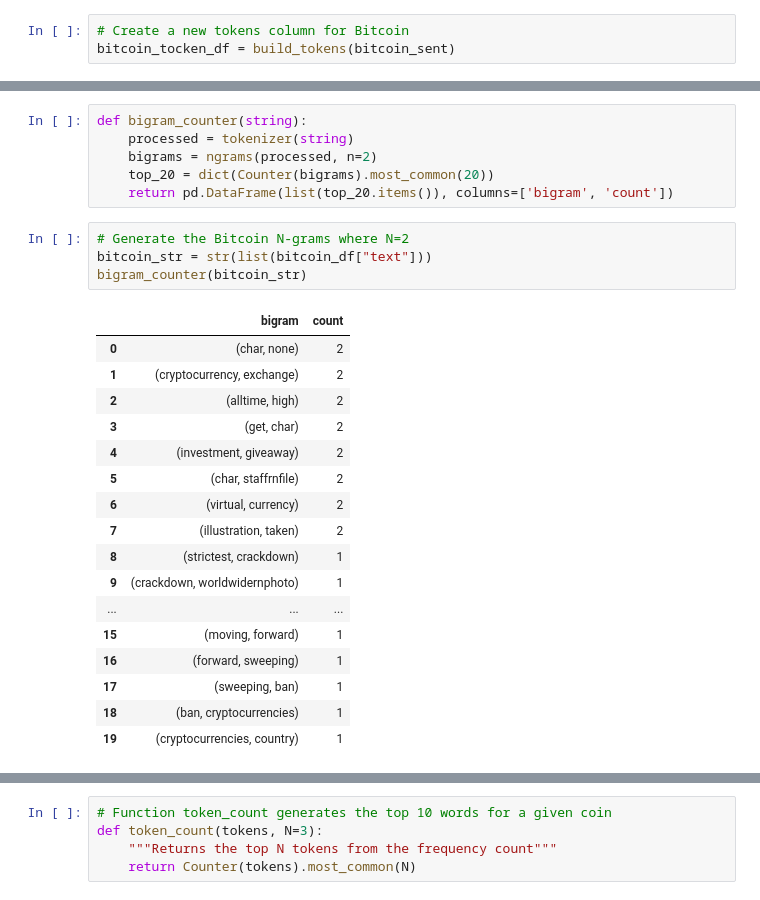
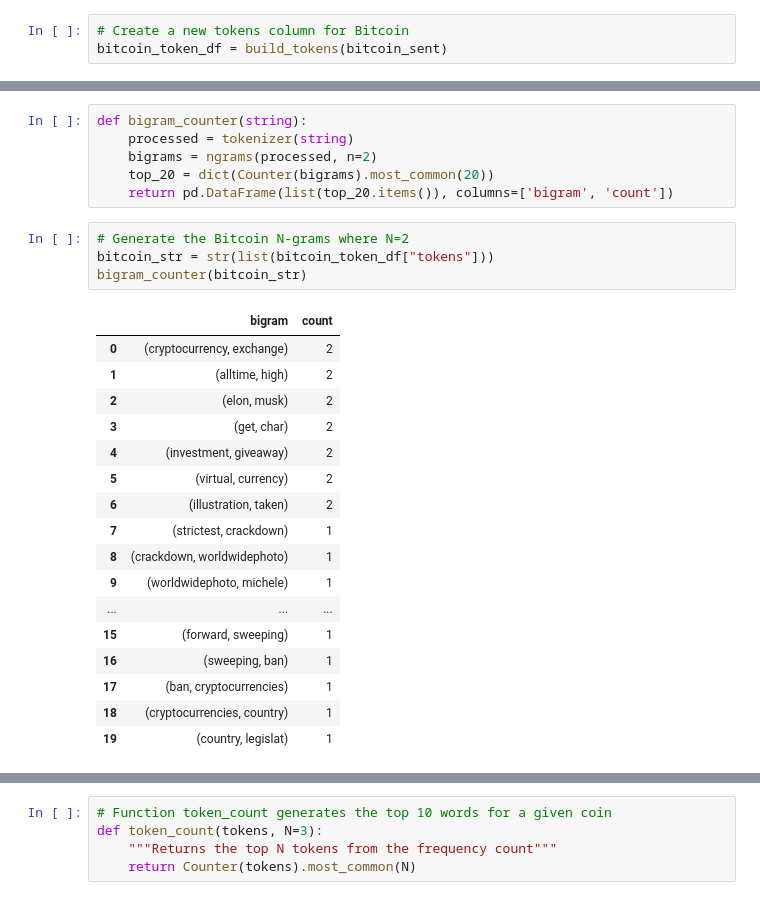
Before and after one commit to vweinblatt123/HW12-NLP, a Jupyter notebook: crypto_sentiment.ipynb, the cells around one changed output, grey strips where cells are left out. Drawn from its saved outputs; the diff is of its cells as text.

```diff
--- a/crypto_sentiment.ipynb
+++ b/crypto_sentiment.ipynb
@@ -239,6 +239,6 @@ def build_tokens(df):
     return new_df
 # %%
 # Create a new tokens column for Bitcoin
-bitcoin_tocken_df = build_tokens(bitcoin_sent)
+bitcoin_token_df = build_tokens(bitcoin_sent)
 # %%
 # Create a new tokens column for Ethereum
@@ -263,25 +263,25 @@ def bigram_counter(string):
     return pd.DataFrame(list(top_20.items()), columns=['bigram', 'count'])
 # %%
 # Generate the Bitcoin N-grams where N=2
-bitcoin_str = str(list(bitcoin_df["text"]))
+bitcoin_str = str(list(bitcoin_token_df["tokens"]))
 bigram_counter(bitcoin_str)
 # %% [output]
 |  | bigram | count |
-| 0 | (char, none) | 2 |
-| 1 | (cryptocurrency, exchange) | 2 |
-| 2 | (alltime, high) | 2 |
+| 0 | (cryptocurrency, exchange) | 2 |
+| 1 | (alltime, high) | 2 |
+| 2 | (elon, musk) | 2 |
 | 3 | (get, char) | 2 |
 | 4 | (investment, giveaway) | 2 |
-| 5 | (char, staffrnfile) | 2 |
-| 6 | (virtual, currency) | 2 |
-| 7 | (illustration, taken) | 2 |
-| 8 | (strictest, crackdown) | 1 |
-| 9 | (crackdown, worldwidernphoto) | 1 |
+| 5 | (virtual, currency) | 2 |
+| 6 | (illustration, taken) | 2 |
+| 7 | (strictest, crackdown) | 1 |
+| 8 | (crackdown, worldwidephoto) | 1 |
+| 9 | (worldwidephoto, michele) | 1 |
 | ... | ... | ... |
-| 15 | (moving, forward) | 1 |
-| 16 | (forward, sweeping) | 1 |
-| 17 | (sweeping, ban) | 1 |
-| 18 | (ban, cryptocurrencies) | 1 |
-| 19 | (cryptocurrencies, country) | 1 |
+| 15 | (forward, sweeping) | 1 |
+| 16 | (sweeping, ban) | 1 |
+| 17 | (ban, cryptocurrencies) | 1 |
+| 18 | (cryptocurrencies, country) | 1 |
+| 19 | (country, legislat) | 1 |
 # %%
 # Generate the Ethereum N-grams where N=2
```
Also changed, not shown: parts of 10 cells of this notebook.
